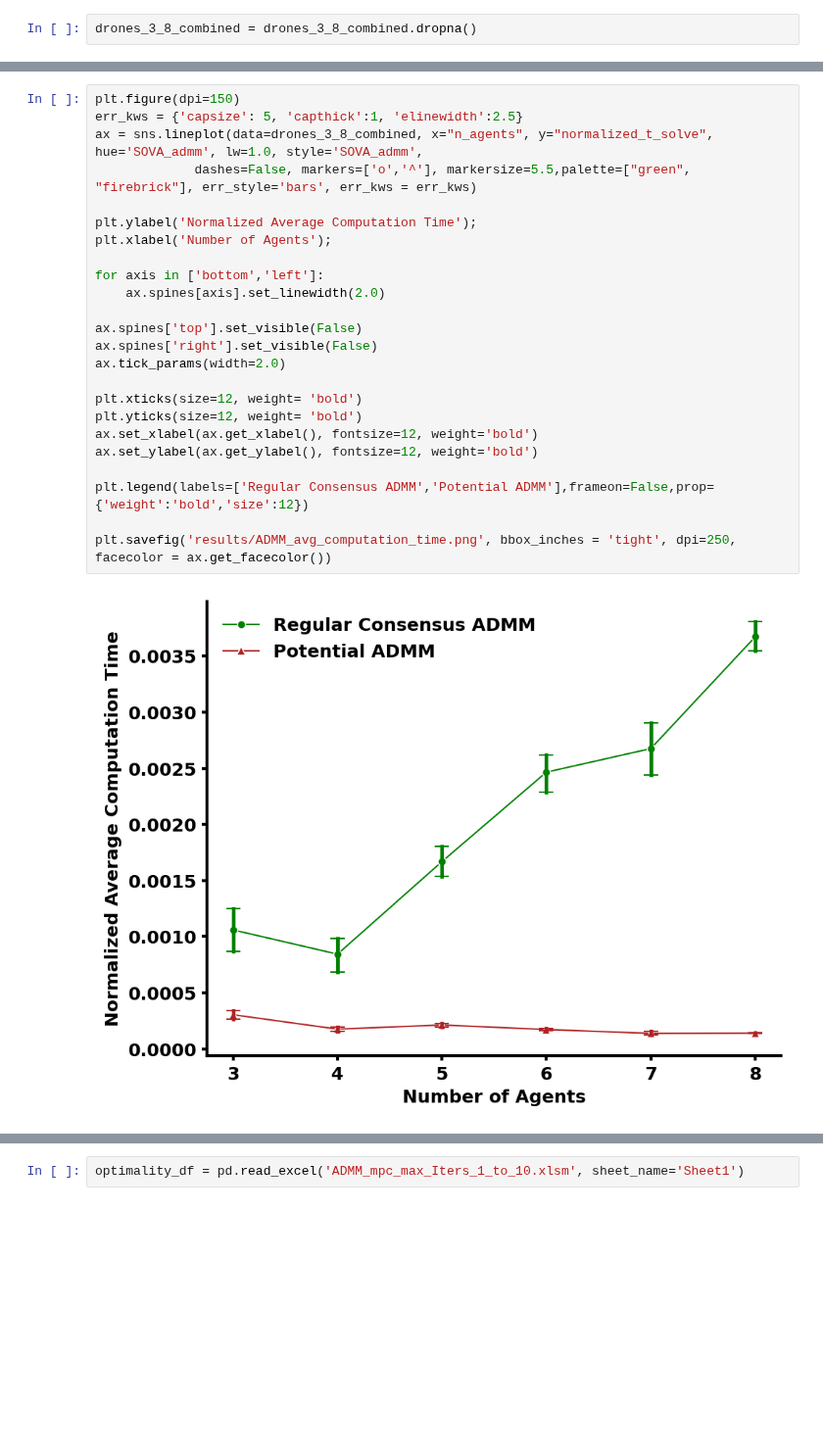
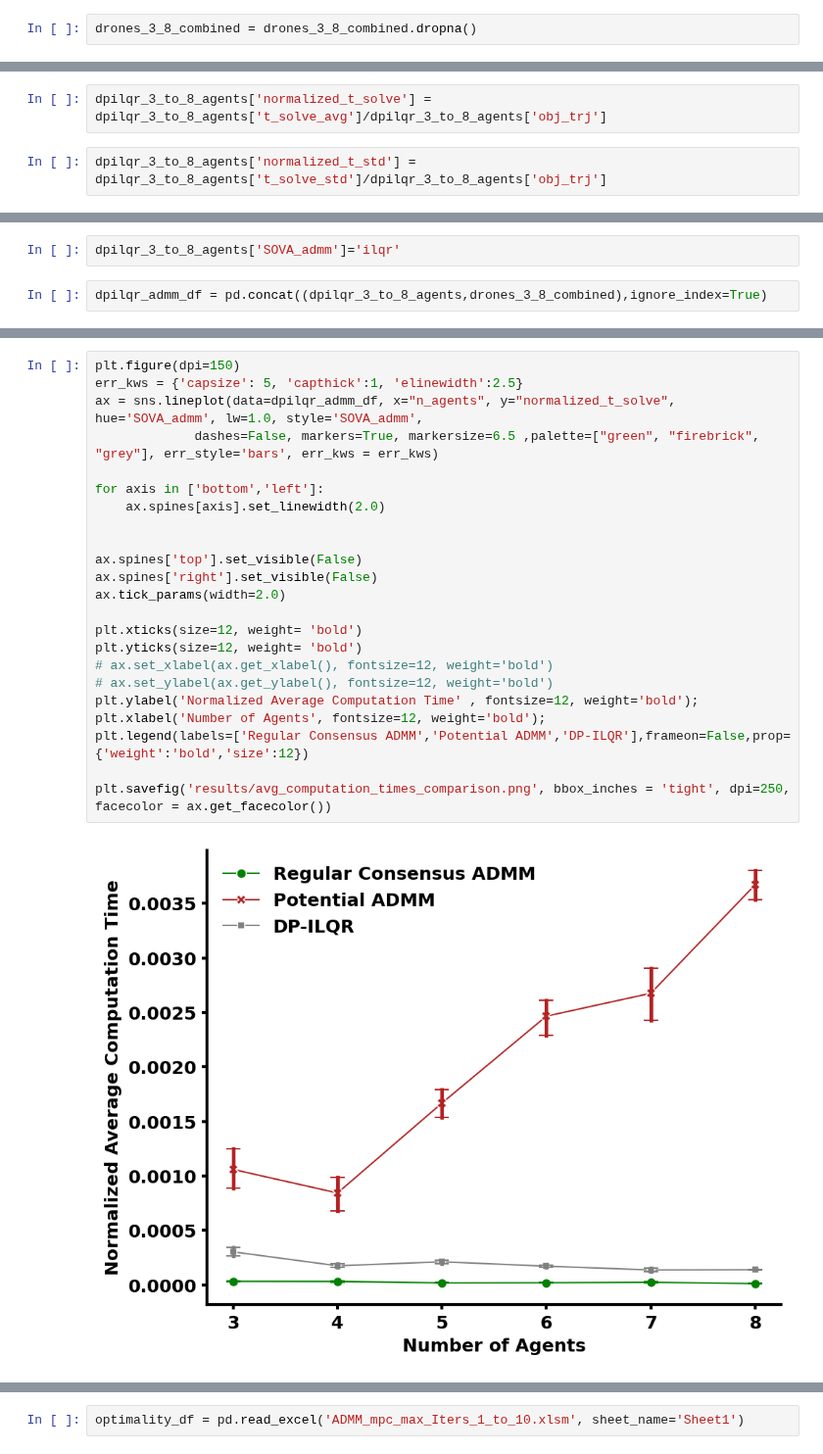
Before and after one commit to labicon/Potential-ADMM_code, a Jupyter notebook: distributed_ADMM/monte_carlo_analysis.ipynb, the cells around one changed output, grey strips where cells are left out. Shown at 98% size. Saved outputs shown, nothing was run; the diff lists cells and outputs as text; blank space fills up the shorter version.

```diff
--- a/distributed_ADMM/monte_carlo_analysis.ipynb
+++ b/distributed_ADMM/monte_carlo_analysis.ipynb
@@ -46,0 +50,4 @@ drones_3_8_combined['normalized_std'] = drones_3_8_combined['t_solve_std']/drone
+# %%
+dpilqr_3_to_8_agents['normalized_t_solve'] = dpilqr_3_to_8_agents['t_solve_avg']/dpilqr_3_to_8_agents['obj_trj']
+# %%
+dpilqr_3_to_8_agents['normalized_t_std'] = dpilqr_3_to_8_agents['t_solve_std']/dpilqr_3_to_8_agents['obj_trj']
@@ -46,0 +63,4 @@ drones_3_8_combined['normalized_std'] = drones_3_8_combined['t_solve_std']/drone
+# %%
+dpilqr_3_to_8_agents['SOVA_admm']='ilqr'
+# %%
+dpilqr_admm_df = pd.concat((dpilqr_3_to_8_agents,drones_3_8_combined),ignore_index=True)
@@ -47,26 +74,25 @@ drones_3_8_combined['normalized_std'] = drones_3_8_combined['t_solve_std']/drone
 # %%
 plt.figure(dpi=150)
 err_kws = {'capsize': 5, 'capthick':1, 'elinewidth':2.5}
-ax = sns.lineplot(data=drones_3_8_combined, x="n_agents", y="normalized_t_solve", hue='SOVA_admm', lw=1.0, style='SOVA_admm',
-             dashes=False, markers=['o','^'], markersize=5.5,palette=["green", "firebrick"], err_style='bars', err_kws = err_kws)
-
-plt.ylabel('Normalized Average Computation Time');
-plt.xlabel('Number of Agents');
+ax = sns.lineplot(data=dpilqr_admm_df, x="n_agents", y="normalized_t_solve", hue='SOVA_admm', lw=1.0, style='SOVA_admm',
+             dashes=False, markers=True, markersize=6.5 ,palette=["green", "firebrick", "grey"], err_style='bars', err_kws = err_kws)
 
 for axis in ['bottom','left']:
     ax.spines[axis].set_linewidth(2.0)
+
 
 ax.spines['top'].set_visible(False)
 ax.spines['right'].set_visible(False)
 ax.tick_params(width=2.0)
 
 plt.xticks(size=12, weight= 'bold')
 plt.yticks(size=12, weight= 'bold')
-ax.set_xlabel(ax.get_xlabel(), fontsize=12, weight='bold')
-ax.set_ylabel(ax.get_ylabel(), fontsize=12, weight='bold')
+# ax.set_xlabel(ax.get_xlabel(), fontsize=12, weight='bold')
+# ax.set_ylabel(ax.get_ylabel(), fontsize=12, weight='bold')
+plt.ylabel('Normalized Average Computation Time' , fontsize=12, weight='bold');
+plt.xlabel('Number of Agents', fontsize=12, weight='bold');
+plt.legend(labels=['Regular Consensus ADMM','Potential ADMM','DP-ILQR'],frameon=False,prop={'weight':'bold','size':12})
 
-plt.legend(labels=['Regular Consensus ADMM','Potential ADMM'],frameon=False,prop={'weight':'bold','size':12})
-
-plt.savefig('results/ADMM_avg_computation_time.png', bbox_inches = 'tight', dpi=250, facecolor = ax.get_facecolor())
+plt.savefig('results/avg_computation_times_comparison.png', bbox_inches = 'tight', dpi=250, facecolor = ax.get_facecolor())
 # %% [output]
-[figure, old version]
+[figure, new version]
```
Also changed, not shown: parts of 68 cells of this notebook, 8 other files.
